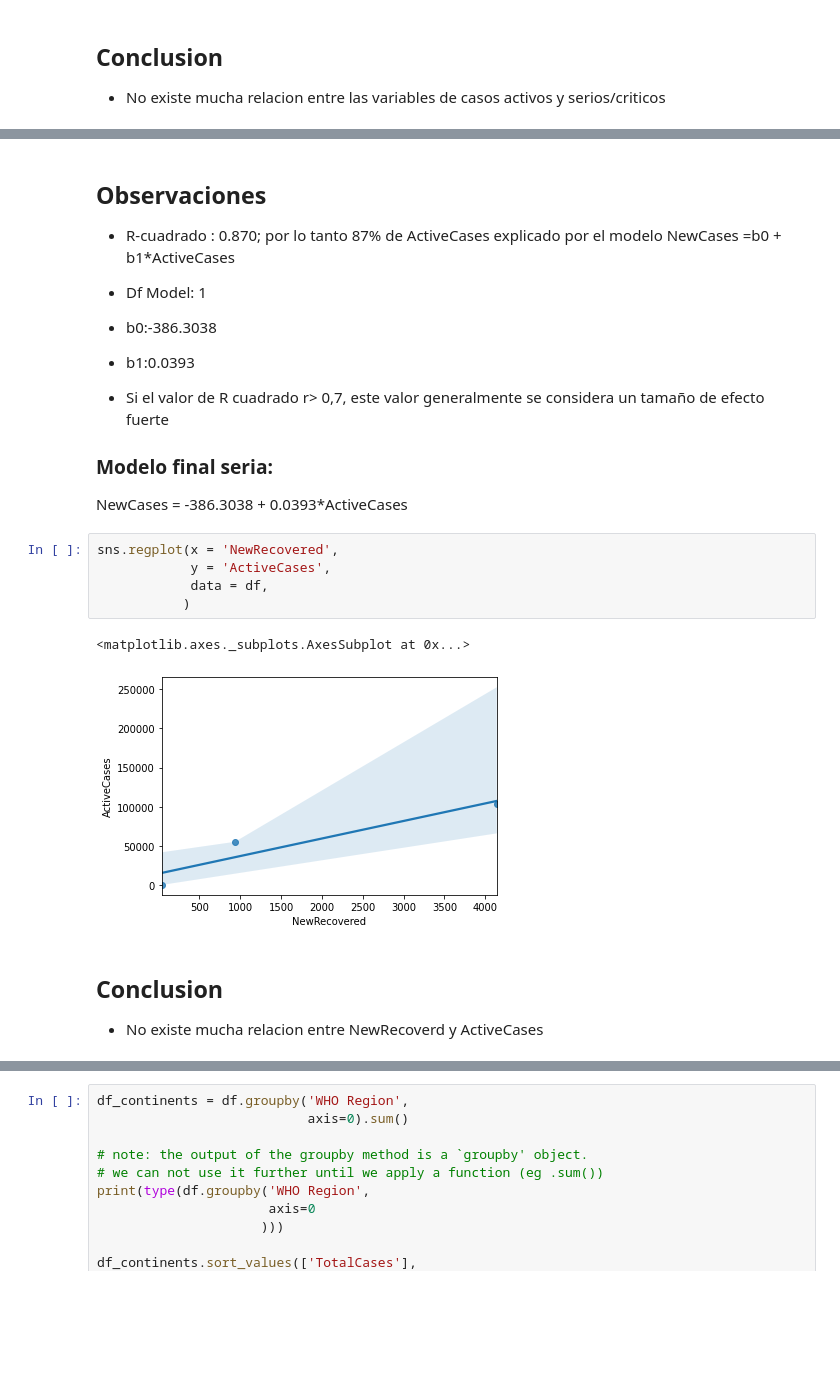
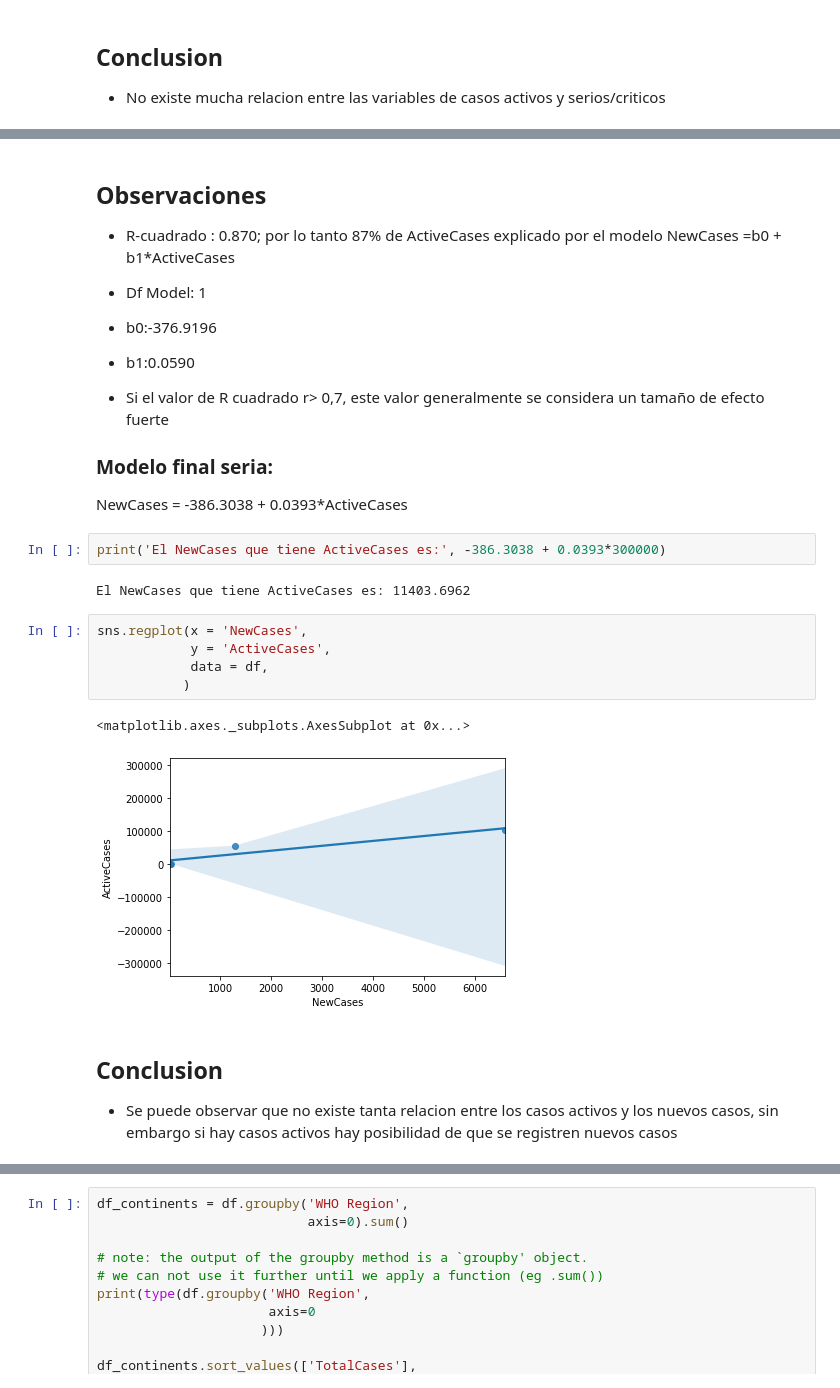
Before and after one commit to DanielaTrevino00/Daniela, a Jupyter notebook: Presentacion4.ipynb, the cells around one changed output, grey strips where cells are left out. Drawn from its saved outputs; the diff is of its cells as text; blank space fills up the shorter version.

```diff
--- a/Presentacion4.ipynb
+++ b/Presentacion4.ipynb
@@ -170,23 +206,27 @@ NewCases =b0 + b1*ActiveCases
 
 * Df Model: 1
 
-* b0:-386.3038
-* b1:0.0393
+* b0:-376.9196
+* b1:0.0590
 
 * Si el valor de R cuadrado r> 0,7, este valor generalmente se considera un tamaño de efecto fuerte
 
 
 ### Modelo final seria:
 NewCases = -386.3038 + 0.0393*ActiveCases
+# %%
+print('El NewCases que tiene ActiveCases es:', -386.3038 + 0.0393*300000)
+# %% [output]
+El NewCases que tiene ActiveCases es: 11403.6962
 # %%
-sns.regplot(x = 'NewRecovered',
+sns.regplot(x = 'NewCases',
             y = 'ActiveCases',
             data = df,
            )
 # %% [output]
 <matplotlib.axes._subplots.AxesSubplot at 0x...>
-[figure, old version]
+[figure, new version]
-# %% [markdown]
-## Conclusion
-* No existe mucha relacion entre NewRecoverd y ActiveCases
+# %% [markdown]
+## Conclusion
+* Se puede observar que no existe tanta relacion entre los casos activos y los nuevos casos, sin embargo si hay casos activos hay posibilidad de que se registren nuevos casos
 # %% [markdown]
```
Also changed, not shown: parts of 25 cells of this notebook.
